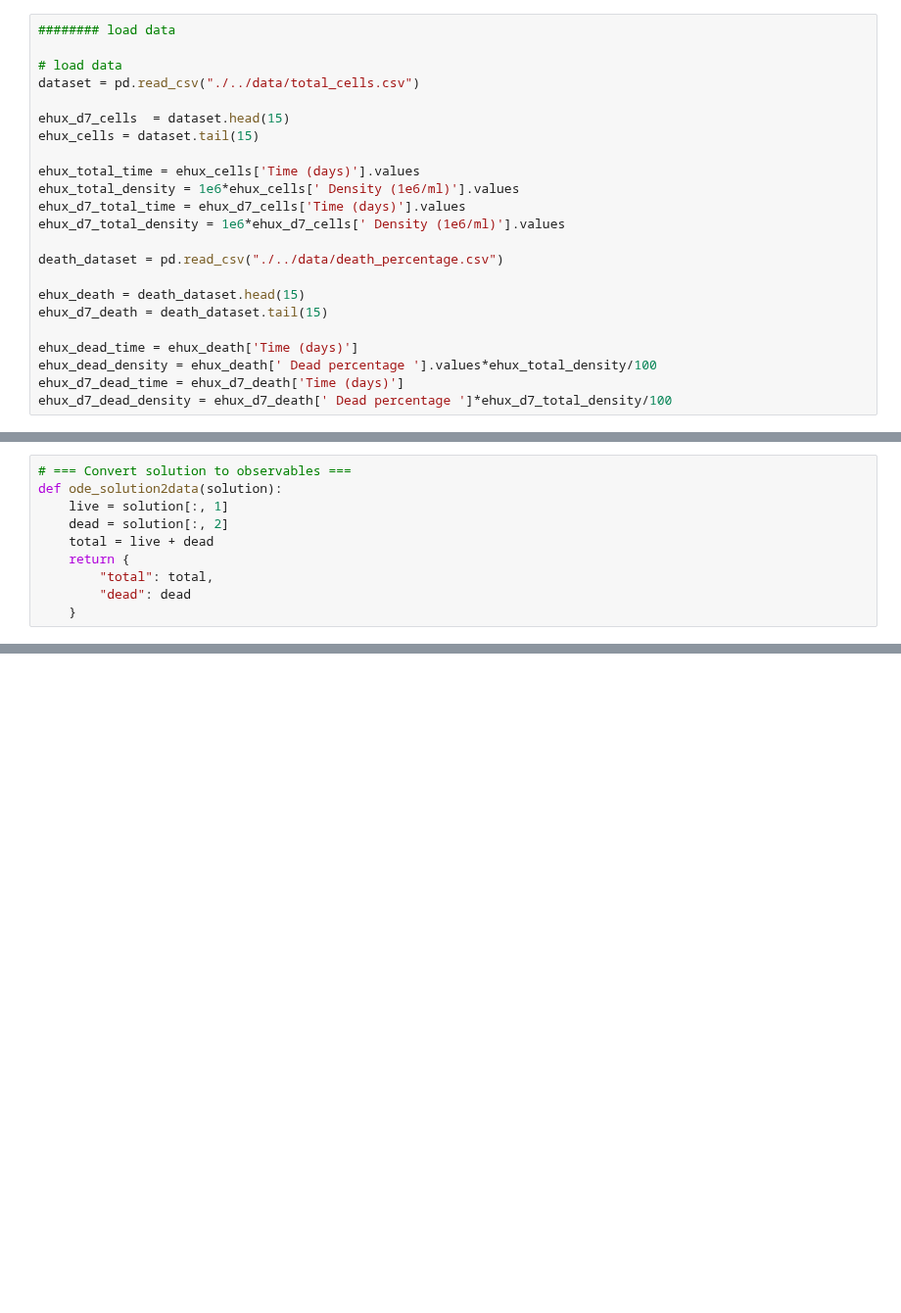
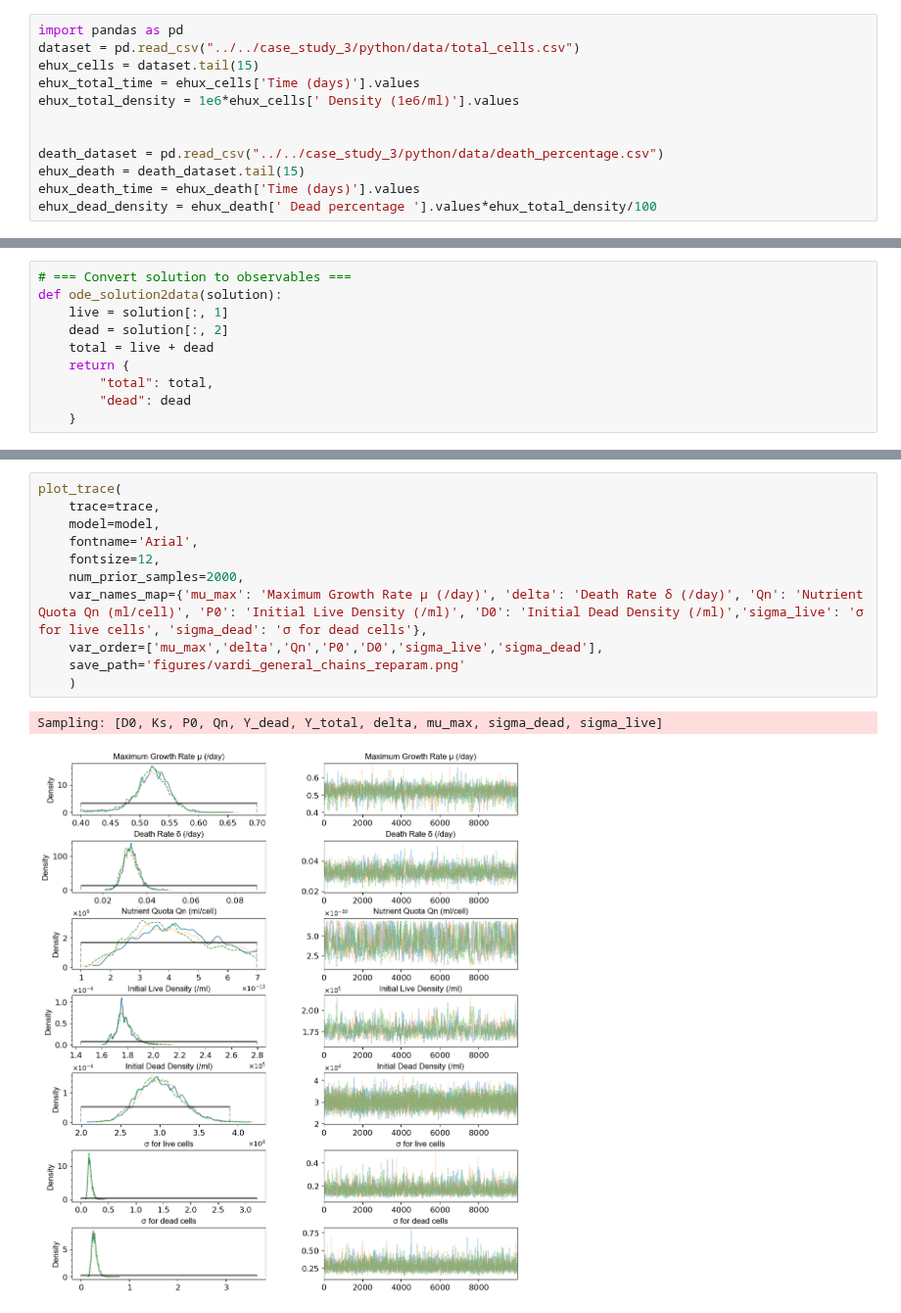
Before and after one commit to B2-Bayesian-for-Biology/MCMCwithODEs_primer, a Jupyter notebook: education/python/case_study_3.ipynb, the cells around one changed output, grey strips where cells are left out. Shown at 98% size. Cells and saved outputs as stored; diff of their text form; blank space fills up the shorter version.

```diff
--- a/education/python/case_study_3.ipynb
+++ b/education/python/case_study_3.ipynb
@@ -28,26 +6,15 @@ from utils.plot_utils_v2 import plot_trace, plot_convergence, plot_posterior_pai
 # %%
-######## load data
-
-# load data
-dataset = pd.read_csv("./../data/total_cells.csv")
-
-ehux_d7_cells  = dataset.head(15)
+import pandas as pd
+dataset = pd.read_csv("../../case_study_3/python/data/total_cells.csv")
 ehux_cells = dataset.tail(15)
-
 ehux_total_time = ehux_cells['Time (days)'].values
 ehux_total_density = 1e6*ehux_cells[' Density (1e6/ml)'].values
-ehux_d7_total_time = ehux_d7_cells['Time (days)'].values
-ehux_d7_total_density = 1e6*ehux_d7_cells[' Density (1e6/ml)'].values
 
-death_dataset = pd.read_csv("./../data/death_percentage.csv")
 
-ehux_death = death_dataset.head(15)
-ehux_d7_death = death_dataset.tail(15)
-
-ehux_dead_time = ehux_death['Time (days)']
+death_dataset = pd.read_csv("../../case_study_3/python/data/death_percentage.csv")
+ehux_death = death_dataset.tail(15)
+ehux_death_time = ehux_death['Time (days)'].values
 ehux_dead_density = ehux_death[' Dead percentage '].values*ehux_total_density/100
-ehux_d7_dead_time = ehux_d7_death['Time (days)']
-ehux_d7_dead_density = ehux_d7_death[' Dead percentage ']*ehux_d7_total_density/100
 # %%
 def general_case(t, y, params):
     N, P, D = y
@@ -318,0 +133,14 @@ if __name__ == "__main__":
+# %%
+plot_trace(
+    trace=trace,
+    model=model,
+    fontname='Arial',
+    fontsize=12,
+    num_prior_samples=2000,
+    var_names_map={'mu_max': 'Maximum Growth Rate μ (/day)', 'delta': 'Death Rate δ (/day)', 'Qn': 'Nutrient Quota Qn (ml/cell)', 'P0': 'Initial Live Density (/ml)', 'D0': 'Initial Dead Density (/ml)','sigma_live': 'σ for live cells', 'sigma_dead': 'σ for dead cells'},
+    var_order=['mu_max','delta','Qn','P0','D0','sigma_live','sigma_dead'],
+    save_path='figures/vardi_general_chains_reparam.png'
+    )
+# %% [output]
+Sampling: [D0, Ks, P0, Qn, Y_dead, Y_total, delta, mu_max, sigma_dead, sigma_live]
+[figure, added]
```
Also changed, not shown: parts of 11 cells of this notebook, 5 other files.
